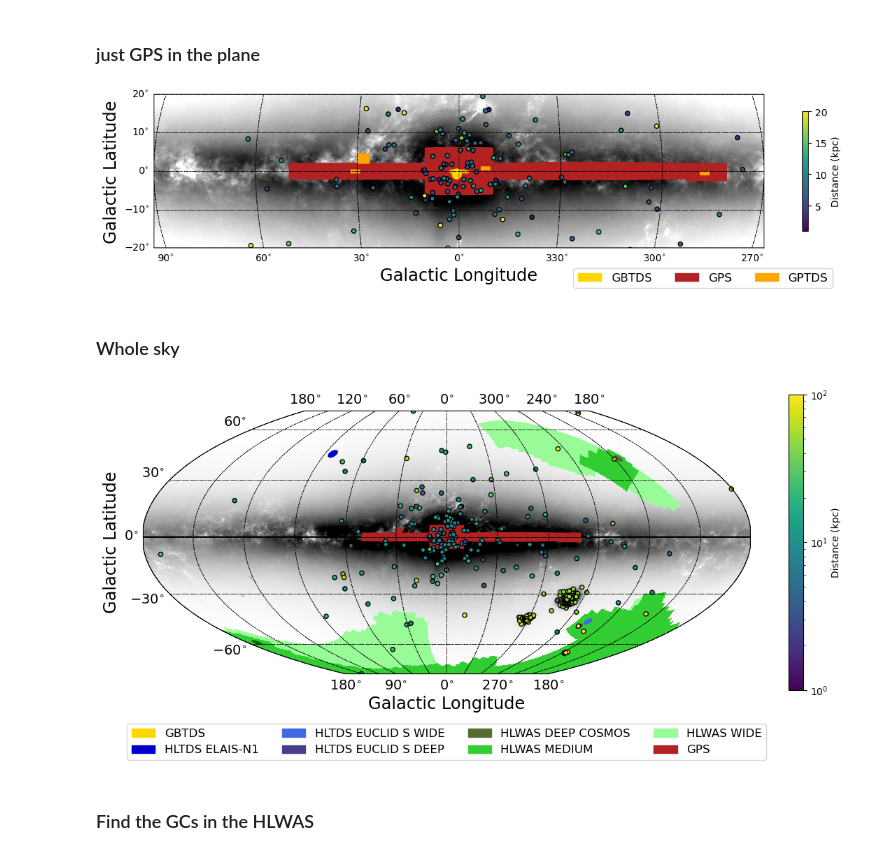
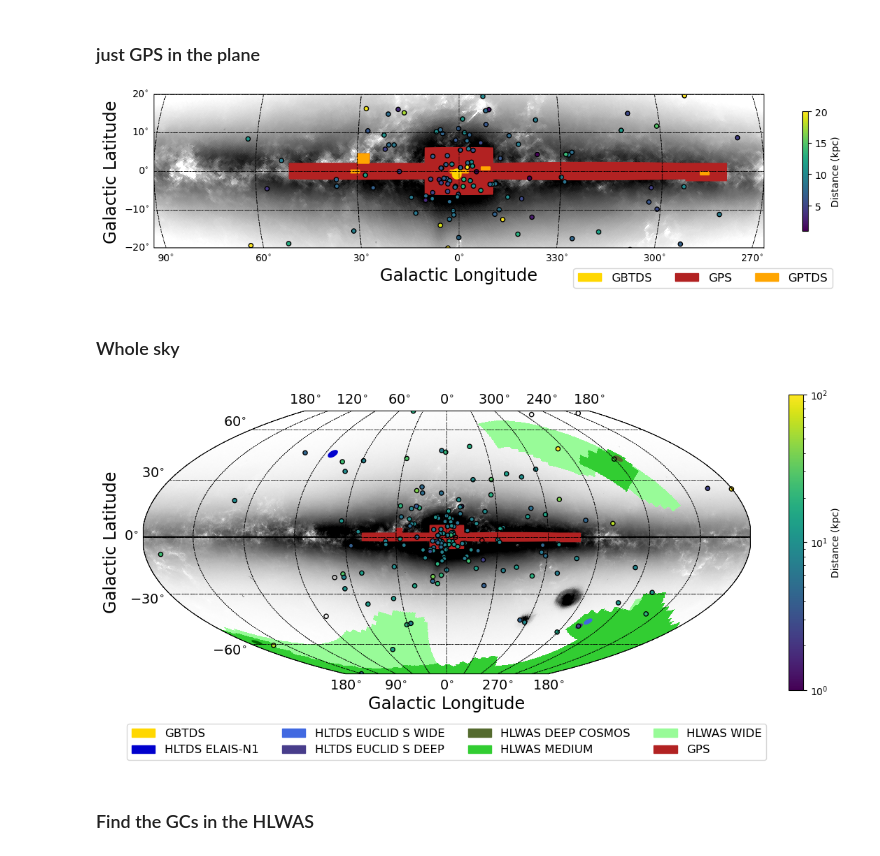
Before and after one commit to Dynamics-Penn/roman-nearfield, a Jupyter notebook: notebooks/ccs_footprints_gcs.ipynb, the cells around one changed output. Drawn from its saved outputs; the diff is of its cells as text; code cells hidden in the pictures.

Commit message:
updates to make plotting work with either LVDB or V&B lists of gcs

```diff
--- a/notebooks/ccs_footprints_gcs.ipynb
+++ b/notebooks/ccs_footprints_gcs.ipynb
@@ -47,8 +47,16 @@ def change_coord(m, coord):
     return m[..., new_pix]
 
  # from https://stackoverflow.com/questions/44443498/how-to-convert-and-save-healpy-map-to-different-coordinate-system
+# %%
+def get_sky_coords(gcs):
+    from astropy.coordinates import SkyCoord
+    if gcs['ra'].unit == u.deg:  #some tables have units attached and some don't....
+        gcradec = SkyCoord(ra=gcs['ra'],dec=gcs['dec'])
+    else:
+        gcradec = SkyCoord(ra=gcs['ra']*u.deg,dec=gcs['dec']*u.deg)
+    return gcradec
 # %%
-def plot_gcs(sp,gcs=None,gclist=None,annotate=False,cmap_name='plasma',norm=None,angles=None,radii=None):
+def plot_gcs(sp,gcs=None,gclist=None,annotate=False,cmap_name='plasma',norm=None,angles=None,radii=None,vb=False):
     """ plots globular clusters from Vasiliev & Baumgardt 2021
 
     Parameters
@@ -81,13 +89,13 @@ def plot_gcs(sp,gcs=None,gclist=None,annotate=False,cmap_name='plasma',norm=None
 
     #download catalog
     if gcs is None:
-        gcs = read_gcs()
+        gcs = read_gcs(vb=vb)
 
     if gclist is not None:
         gcs = gcs[gclist]
 
     #extract sky coordinates
-    gcradec = SkyCoord(ra=gcs['ra']*u.deg,dec=gcs['dec']*u.deg)
+    gcradec = get_sky_coords(gcs)
     #set up the colormap (log distance)
     cmap = plt.get_cmap(cmap_name)
     if norm is None:
@@ -428,7 +448,7 @@ sp.draw_polygon(l_RGPS.value,b_RGPS.value,edgecolor='none',linestyle='solid',fac
 #GBTDS
 sp.circle(gbtds_one.galactic.l.value, gbtds_one.galactic.b.value, 2.5/2, label='GBTDS', fill=True, alpha=alph, color='gold')
 sp.circle(gbtds_two.galactic.l.value, gbtds_two.galactic.b.value, 2.5/2, label='GBTDS', fill=True, alpha=alph, color='gold')
-cbh=plot_gcs(sp,cmap_name='viridis',norm=Normalize(vmin=1.0,vmax=20.0))
+cbh=plot_gcs(sp,cmap_name='viridis',norm=Normalize(vmin=1.0,vmax=20.0),vb=True)
 
 
 #legend stuff
@@ -452,7 +472,7 @@ plt.colorbar(cbh,label='Distance (kpc)', shrink=0.2)
 plt.savefig('../figures/gps_footprints_gcs.png',dpi=200,bbox_inches='tight')
 plt.show()
 # %% [output]
-[figure, old version]
+[figure, new version]
 # %% [markdown]
 ### Whole sky
 # %%
@@ -490,39 +510,39 @@ sp.draw_polygon(l_RGPS.value,b_RGPS.value,edgecolor='none',linestyle='solid',fac
 #gbtds fields
 #sp.draw_polygon(gptds['TDS_Carina']['vertices'][0],gptds['TDS_Carina']['vertices'][1],edgecolor='none',linestyle='solid',facecolor='orange')
 
-cbh=plot_gcs(sp,cmap_name='viridis')
+cbh=plot_gcs(sp,cmap_name='viridis',vb=True)
 
 
 
 #make legend
 handles, labels = sp.ax.get_legend_handles_labels()
 
 # Make patches for the legend
 patch_HLWAS_w = mpatches.Patch(color=col_dict[1], label='HLWAS WIDE')
 patch_HLWAS_m = mpatches.Patch(color=col_dict[2], label='HLWAS MEDIUM')
 patch_GPS = mpatches.Patch(color=col_dict[3], label='GPS')
 
 shandles = handles[0:5]
 shandles.extend([patch_HLWAS_m,patch_HLWAS_w])
 shandles.extend([patch_GPS])
 #shandles.extend(handles[5:])
 
 
 
 box = ax.get_position()
 ax.set_position([box.x0, box.y0 + box.height * 0.1,
                  box.width, box.height * 0.9])
 
 sp.legend(handles=shandles, loc='lower center', ncol=4, bbox_to_anchor=(0, -0.35, 1.0, 0.55), fontsize=12)
 
 sp.ax.tick_params(axis="x", labelsize=14)
 sp.ax.tick_params(axis="y", labelsize=14)
 plt.colorbar(cbh,label='Distance (kpc)', shrink=0.5)
 #plt.savefig('../figures/ccs_footprints_gcs.pdf',dpi=600,bbox_inches='tight')
 plt.savefig('../figures/ccs_footprints_gcs.png',dpi=200,bbox_inches='tight')
 plt.show()
 # %% [output]
-[figure, old version]
+[figure, new version]
 # %% [markdown]
 ### Find the GCs in the HLWAS
 # %%
```
Also changed, not shown: parts of 15 cells of this notebook, 2 other files.
